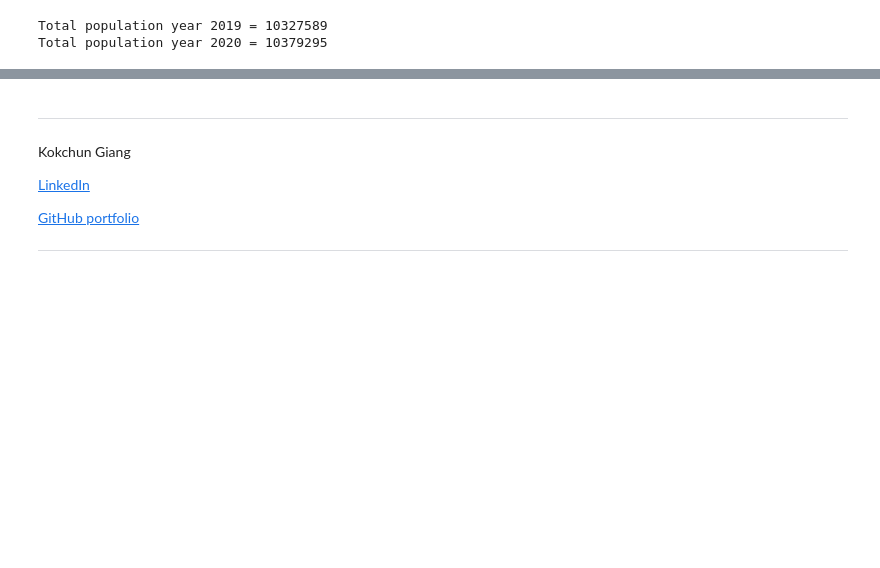
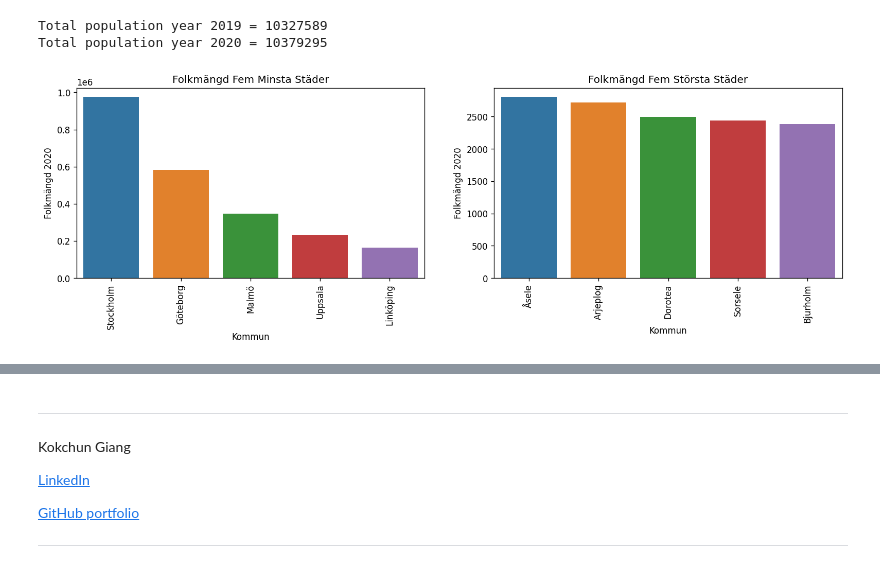
Before and after one commit to Rufshod/Databehandling-Alexander-Andersson, a Jupyter notebook: Exercises/E00_pandas_basic_syntax.ipynb, the cells around one changed output, grey strips where cells are left out. Cells and saved outputs as stored; diff of their text form; code cells hidden in the pictures; blank space fills up the shorter version.

```diff
--- a/Exercises/E00_pandas_basic_syntax.ipynb
+++ b/Exercises/E00_pandas_basic_syntax.ipynb
@@ -311,3 +305,16 @@ Total population year 2020 = 10379295
+# %%
+# f) Plot a bar chart for the five largest cities and the five smallest cities. (*)
+
+fig, axes = plt.subplots(1, 2, figsize = (16,4), dpi = 120)
+titles = ["Folkmängd Fem Minsta Städer", "Folkmängd Fem Största Städer"]
+data_frames = (population_sort_largest.head(), population_small_5_sorted[::-1])
+
+for i, (data, title) in enumerate(zip(data_frames, titles)):
+    sns.barplot(data=data, x = "Kommun", y= "Folkmängd 2020", ax= axes[i])
+    axes[i].set(title = title)
+    axes[i].set_xticklabels(axes[i].get_xticklabels(), rotation = 90)
+# %% [output]
+[figure, added]
 # %% [markdown]
 ---
 
```
Also changed, not shown: parts of 2 cells of this notebook.
